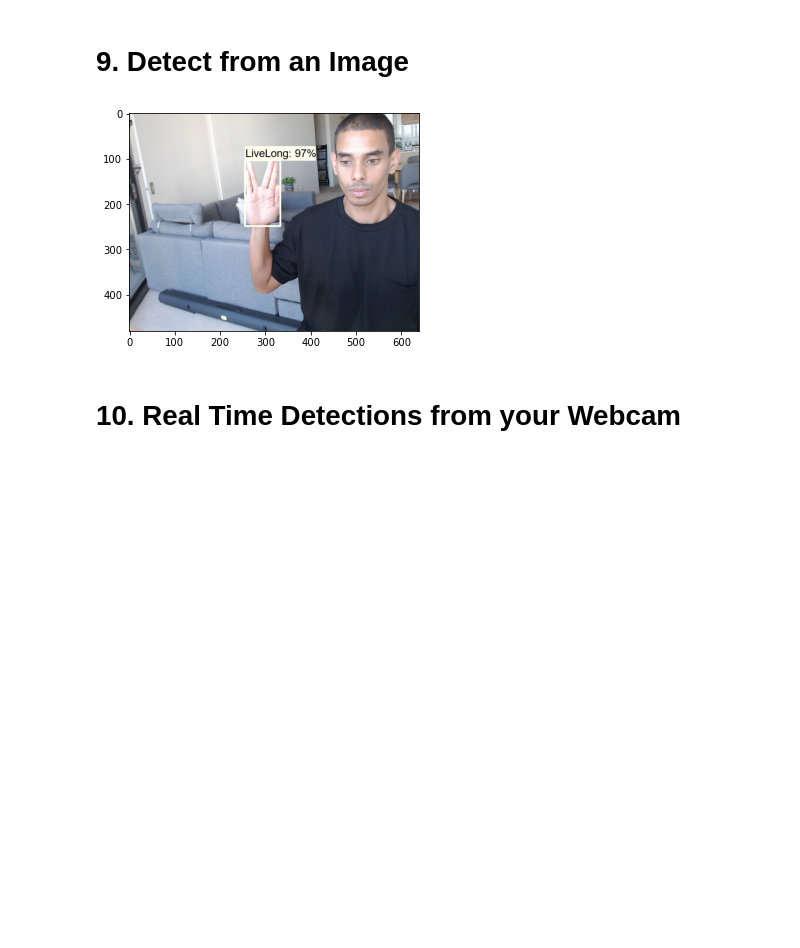
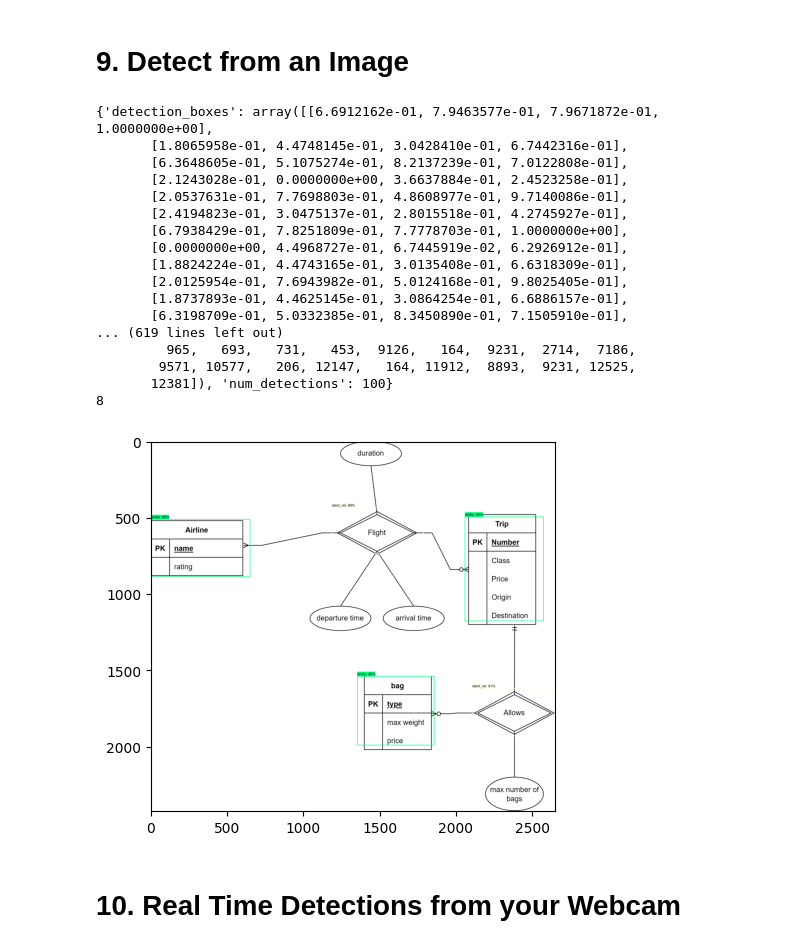
Before and after one commit to kumar406/CS473-Project, a Jupyter notebook: holdup.ipynb, the cells around one changed output. Cells and saved outputs as stored; diff of their text form; code cells hidden in the pictures; blank space fills up the shorter version.

```diff
--- a/holdup.ipynb
+++ b/holdup.ipynb
@@ -404,40 +404,59 @@ from matplotlib import pyplot as plt
 # %%
 category_index = label_map_util.create_category_index_from_labelmap(files['LABELMAP'])
 # %%
-IMAGE_PATH = os.path.join(paths['IMAGE_PATH'], 'test', 'livelong.02533422-940e-11eb-9dbd-5cf3709bbcc6.jpg')
+IMAGE_PATH = os.path.join(paths['IMAGE_PATH'], 'test', '105.png')
 # %%
 img = cv2.imread(IMAGE_PATH)
 image_np = np.array(img)
 
 input_tensor = tf.convert_to_tensor(np.expand_dims(image_np, 0), dtype=tf.float32)
 detections = detect_fn(input_tensor)
 
 num_detections = int(detections.pop('num_detections'))
 detections = {key: value[0, :num_detections].numpy()
               for key, value in detections.items()}
 detections['num_detections'] = num_detections
 
 # detection_classes should be ints.
 detections['detection_classes'] = detections['detection_classes'].astype(np.int64)
+print(detections)
+print(len(detections))
 
 label_id_offset = 1
 image_np_with_detections = image_np.copy()
 
 viz_utils.visualize_boxes_and_labels_on_image_array(
             image_np_with_detections,
             detections['detection_boxes'],
             detections['detection_classes']+label_id_offset,
             detections['detection_scores'],
             category_index,
             use_normalized_coordinates=True,
-            max_boxes_to_draw=5,
-            min_score_thresh=.8,
+            max_boxes_to_draw=999,
+            min_score_thresh=.5,
             agnostic_mode=False)
 
 plt.imshow(cv2.cvtColor(image_np_with_detections, cv2.COLOR_BGR2RGB))
 plt.show()
 # %% [output]
+{'detection_boxes': array([[6.6912162e-01, 7.9463577e-01, 7.9671872e-01, 1.0000000e+00],
+       [1.8065958e-01, 4.4748145e-01, 3.0428410e-01, 6.7442316e-01],
+       [6.3648605e-01, 5.1075274e-01, 8.2137239e-01, 7.0122808e-01],
+       [2.1243028e-01, 0.0000000e+00, 3.6637884e-01, 2.4523258e-01],
+       [2.0537631e-01, 7.7698803e-01, 4.8608977e-01, 9.7140086e-01],
+       [2.4194823e-01, 3.0475137e-01, 2.8015518e-01, 4.2745927e-01],
+       [6.7938429e-01, 7.8251809e-01, 7.7778703e-01, 1.0000000e+00],
+       [0.0000000e+00, 4.4968727e-01, 6.7445919e-02, 6.2926912e-01],
+       [1.8824224e-01, 4.4743165e-01, 3.0135408e-01, 6.6318309e-01],
+       [2.0125954e-01, 7.6943982e-01, 5.0124168e-01, 9.8025405e-01],
+       [1.8737893e-01, 4.4625145e-01, 3.0864254e-01, 6.6886157e-01],
+       [6.3198709e-01, 5.0332385e-01, 8.3450890e-01, 7.1505910e-01],
+... (619 lines left out)
+         965,   693,   731,   453,  9126,   164,  9231,  2714,  7186,
+        9571, 10577,   206, 12147,   164, 11912,  8893,  9231, 12525,
+       12381]), 'num_detections': 100}
+8
-[figure, old version]
+[figure, new version]
 # %% [markdown]
 # 10. Real Time Detections from your Webcam
 # %%
```
Also changed, not shown: parts of 1 cell of this notebook.
